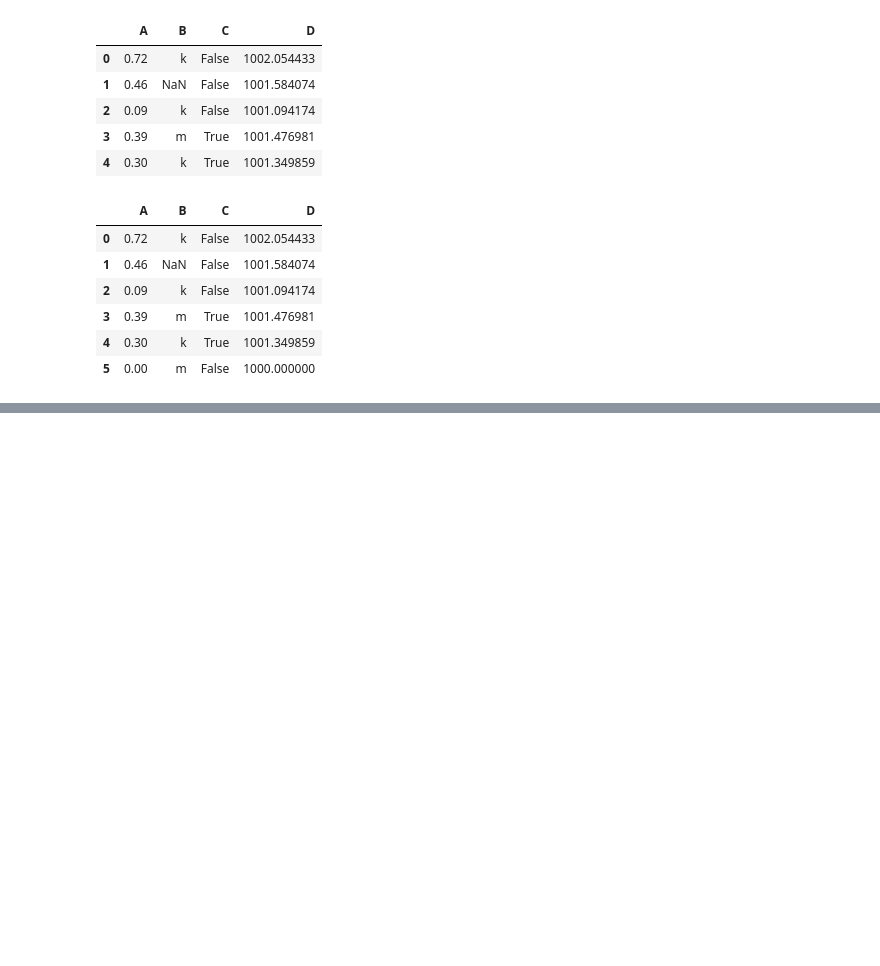
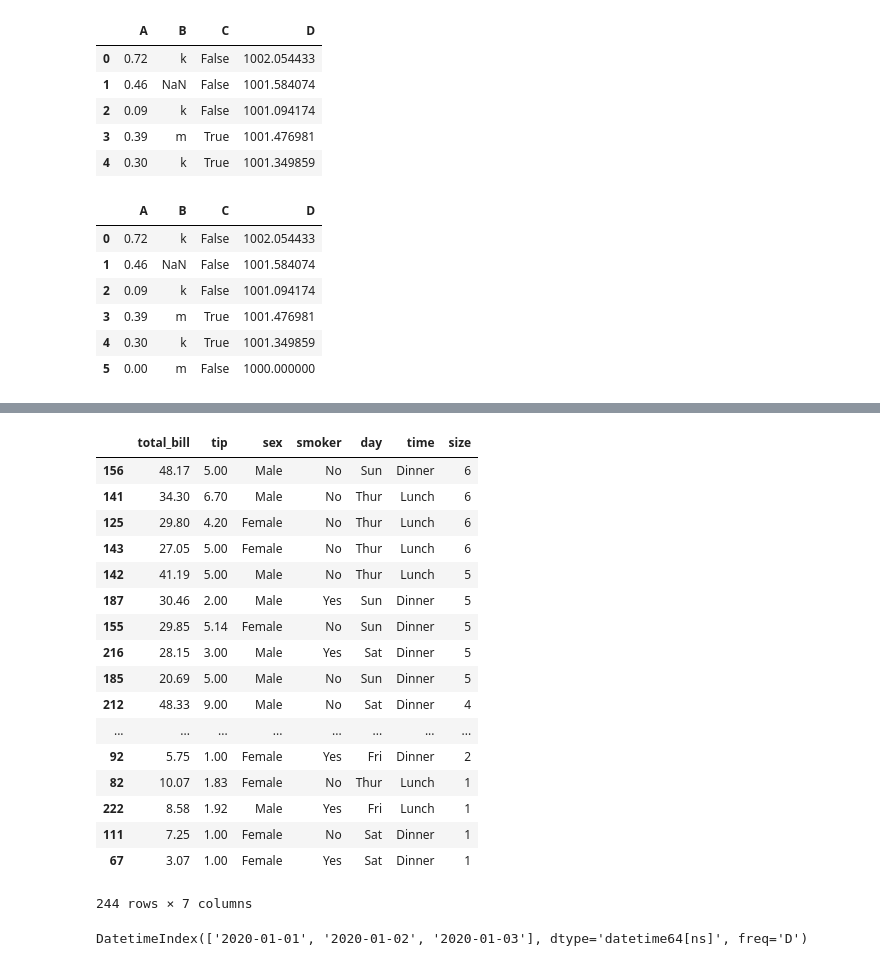
Before and after one commit to SebastianKikas/Bootcamp, a Jupyter notebook: zjazd_4_Pandas.ipynb, the cells around one changed output, grey strips where cells are left out. Drawn from its saved outputs; the diff is of its cells as text; code cells hidden in the pictures; blank space fills up the shorter version.

```diff
--- a/zjazd_4_Pandas.ipynb
+++ b/zjazd_4_Pandas.ipynb
@@ -227,0 +391,25 @@ ramka1
+# %%
+tips.sort_values(['size',"total_bill"], ascending=False)
+# %% [output]
+|  | total_bill | tip | sex | smoker | day | time | size |
+| 156 | 48.17 | 5.00 | Male | No | Sun | Dinner | 6 |
+| 141 | 34.30 | 6.70 | Male | No | Thur | Lunch | 6 |
+| 125 | 29.80 | 4.20 | Female | No | Thur | Lunch | 6 |
+| 143 | 27.05 | 5.00 | Female | No | Thur | Lunch | 6 |
+| 142 | 41.19 | 5.00 | Male | No | Thur | Lunch | 5 |
+| 187 | 30.46 | 2.00 | Male | Yes | Sun | Dinner | 5 |
+| 155 | 29.85 | 5.14 | Female | No | Sun | Dinner | 5 |
+| 216 | 28.15 | 3.00 | Male | Yes | Sat | Dinner | 5 |
+| 185 | 20.69 | 5.00 | Male | No | Sun | Dinner | 5 |
+| 212 | 48.33 | 9.00 | Male | No | Sat | Dinner | 4 |
+| ... | ... | ... | ... | ... | ... | ... | ... |
+| 92 | 5.75 | 1.00 | Female | Yes | Fri | Dinner | 2 |
+| 82 | 10.07 | 1.83 | Female | No | Thur | Lunch | 1 |
+| 222 | 8.58 | 1.92 | Male | Yes | Fri | Lunch | 1 |
+| 111 | 7.25 | 1.00 | Female | No | Sat | Dinner | 1 |
+| 67 | 3.07 | 1.00 | Female | Yes | Sat | Dinner | 1 |
+244 rows × 7 columns
+# %%
+pd.date_range("2020-01-01", periods = 3)
+# %% [output]
+DatetimeIndex(['2020-01-01', '2020-01-02', '2020-01-03'], dtype='datetime64[ns]', freq='D')
```
Also changed, not shown: parts of 16 cells of this notebook, 2 other files.
